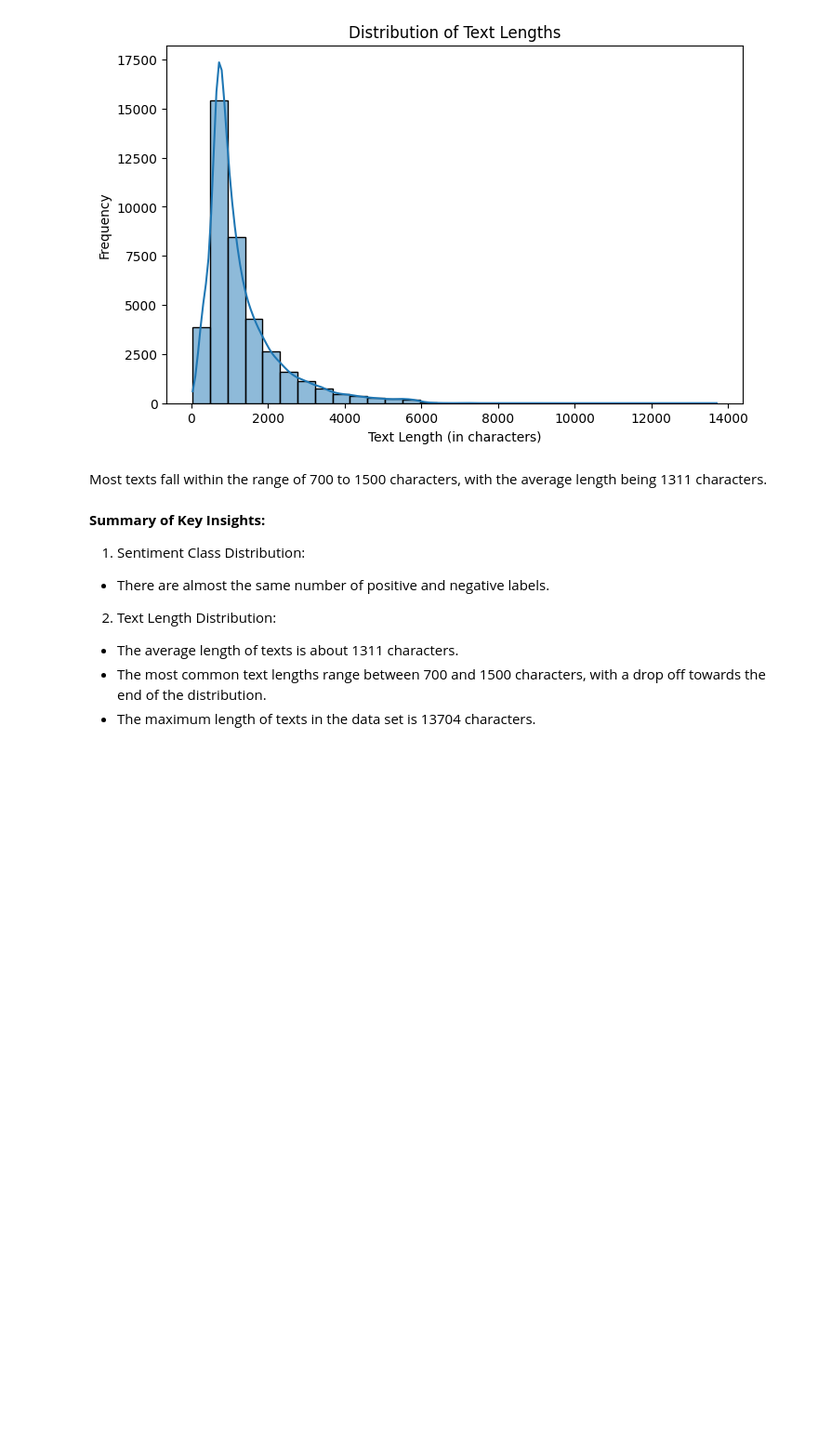
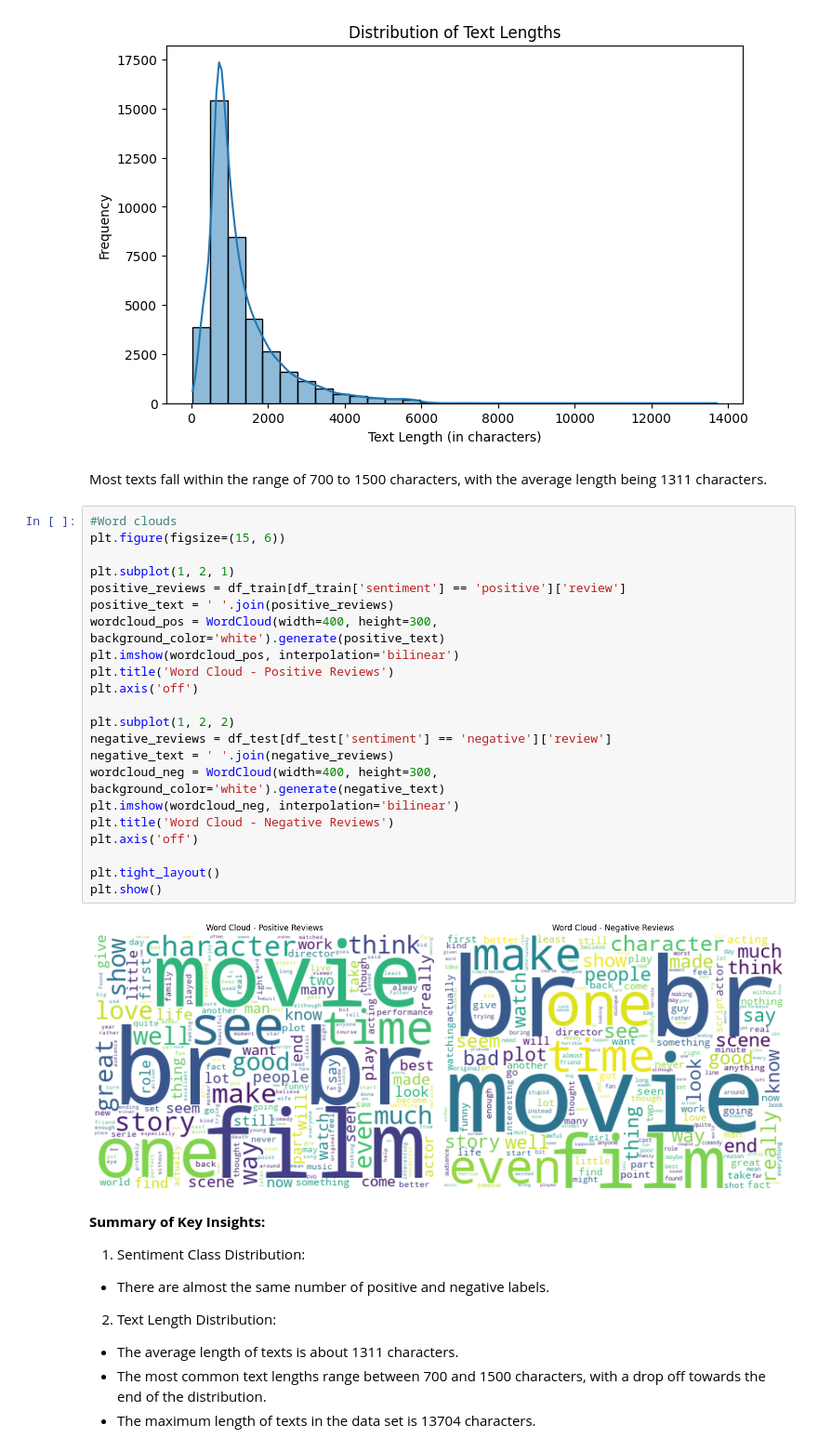
Before and after one commit to PolinaSushko/NLP_Project, a Jupyter notebook: notebooks/nlp_project.ipynb, the cells around one changed output. Shown at 93% size. Saved outputs shown, nothing was run; the diff lists cells and outputs as text; blank space fills up the shorter version.

```diff
--- a/notebooks/nlp_project.ipynb
+++ b/notebooks/nlp_project.ipynb
@@ -207,6 +346,30 @@ plt.show()
 [figure]
 # %% [markdown]
 Most texts fall within the range of 700 to 1500 characters, with the average length being 1311 characters.
+# %%
+#Word clouds
+plt.figure(figsize=(15, 6))
+
+plt.subplot(1, 2, 1)
+positive_reviews = df_train[df_train['sentiment'] == 'positive']['review']
+positive_text = ' '.join(positive_reviews)
+wordcloud_pos = WordCloud(width=400, height=300, background_color='white').generate(positive_text)
+plt.imshow(wordcloud_pos, interpolation='bilinear')
+plt.title('Word Cloud - Positive Reviews')
+plt.axis('off')
+
+plt.subplot(1, 2, 2)
+negative_reviews = df_test[df_test['sentiment'] == 'negative']['review']
+negative_text = ' '.join(negative_reviews)
+wordcloud_neg = WordCloud(width=400, height=300, background_color='white').generate(negative_text)
+plt.imshow(wordcloud_neg, interpolation='bilinear')
+plt.title('Word Cloud - Negative Reviews')
+plt.axis('off')
+
+plt.tight_layout()
+plt.show()
+# %% [output]
+[figure, added]
 # %% [markdown]
 **Summary of Key Insights:**
 
```
Also changed, not shown: parts of 70 cells of this notebook.
